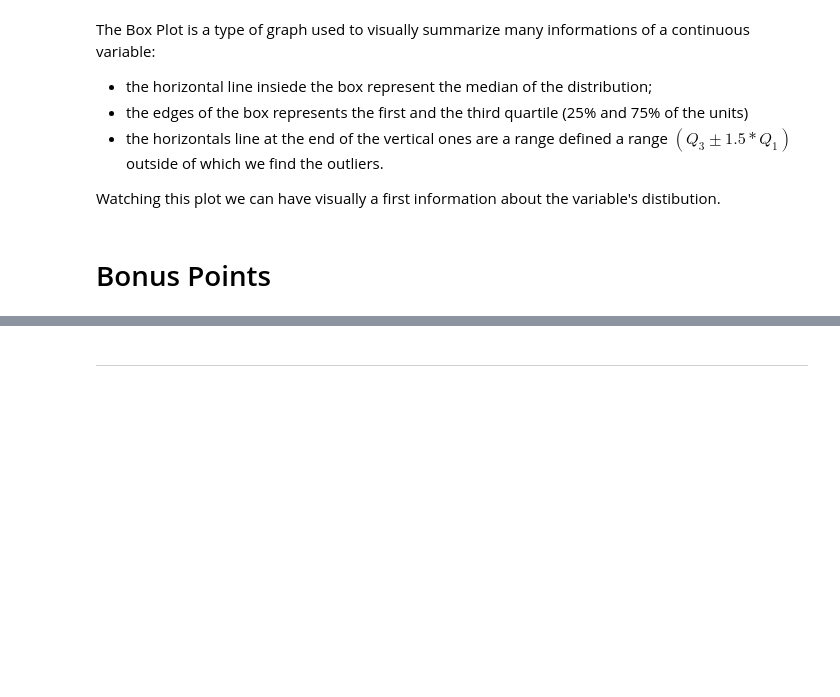
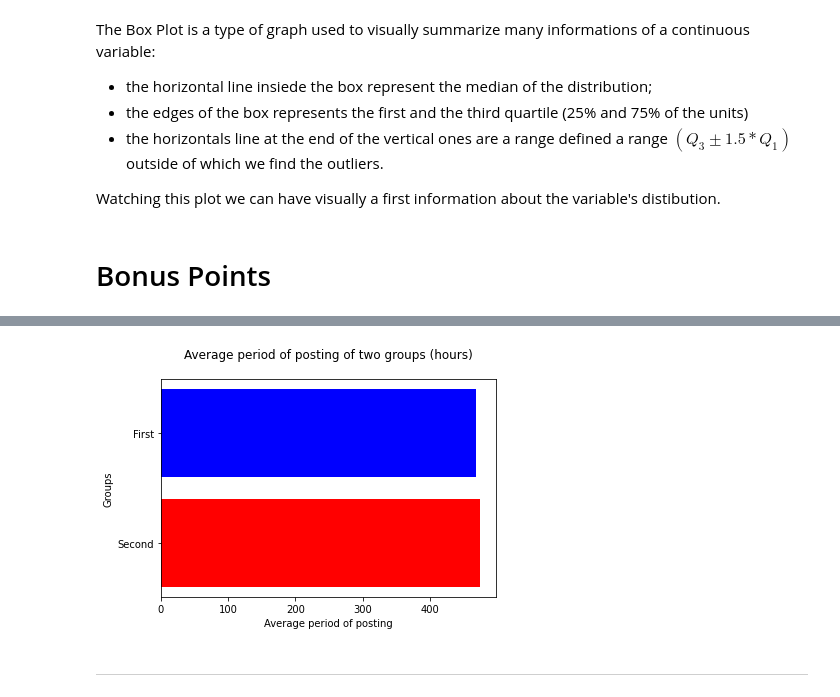
Before and after one commit to Matteo-Candi/ADM_HW2, a Jupyter notebook: main.ipynb, the cells around one changed output, grey strips where cells are left out. Saved outputs shown, nothing was run; the diff lists cells and outputs as text; code cells hidden in the pictures; blank space fills up the shorter version.

```diff
--- a/main.ipynb
+++ b/main.ipynb
@@ -363,0 +366,26 @@ Watching this plot we can have visually a first information about the variable's
+# %%
+profiles = pd.read_csv('/content/drive/MyDrive/ADM/instagram_profiles.csv', sep='\t', usecols=['sid', 'followers'])
+sort_profiles = profiles.sort_values('followers', ascending=False)[profiles['followers'].notna()]
+# we remove all the profiles without followers attribute
+
+tresh = sort_profiles.followers.quantile(.9)                        # finding last decil
+first_group = sort_profiles[sort_profiles.followers > tresh]        # splitting the groups
+second_group = sort_profiles[sort_profiles.followers <= tresh]
+# %%
+posts = pd.read_csv('/content/drive/MyDrive/ADM/instagram_posts.csv', sep='\t', usecols=['post_id', 'cts', 'sid_profile'])
+
+posts = posts[posts['sid_profile'] != -1]                                        # removing posts with missing profile
+posts.cts = pd.to_datetime(posts.cts)                                            # converting to datetime cts column
+group = posts.cts.groupby(posts.sid_profile).apply(list).reset_index()           # grouping posts.cts by profiles
+group['mean_time'] = group.cts.apply(lambda x: ((max(x)-min(x)) / (len(x))))     # finding average publication period for each profile
+group = group[group.mean_time != '0 days 00:00:00']                              # removing profiles with less than two posts
+# %%
+data_first = pd.merge(group, first_group, left_on='sid_profile', right_on='sid').drop('sid', axis=1)  # merging profiles with average posting period
+data_second = pd.merge(group, second_group, left_on='sid_profile', right_on='sid').drop('sid', axis=1)
+
+mean_1 = data_first.mean_time.mean()
+mean_2 = data_second.mean_time.mean()
+
+print(f'Mean of the first group: {mean_1}')
+print(f'Mean of the first group: {mean_2}')
+print(f'The difference between the second and first groups is: {mean_2-mean_1}')
@@ -364,3 +396,15 @@ Watching this plot we can have visually a first information about the variable's
+# %%
+hours_1 = mean_1.days * 24 +mean_1.seconds //60 //60
+hours_2 = mean_2.days * 24 +mean_2.seconds //60 //60
+
+plt.barh([0,1], [hours_2, hours_1], color=['r','b'])
+plt.title('Average period of posting of two groups (hours)\n')
+plt.ylabel('Groups')
+plt.xlabel('Average period of posting')
+plt.yticks([0,1], ('Second', 'First'))
+plt.show()
+# %% [output]
+[figure, added]
 # %% [markdown]
 --------------------------------------------------------------------------------
 # %% [markdown]
```
Also changed, not shown: parts of 3 cells of this notebook.
